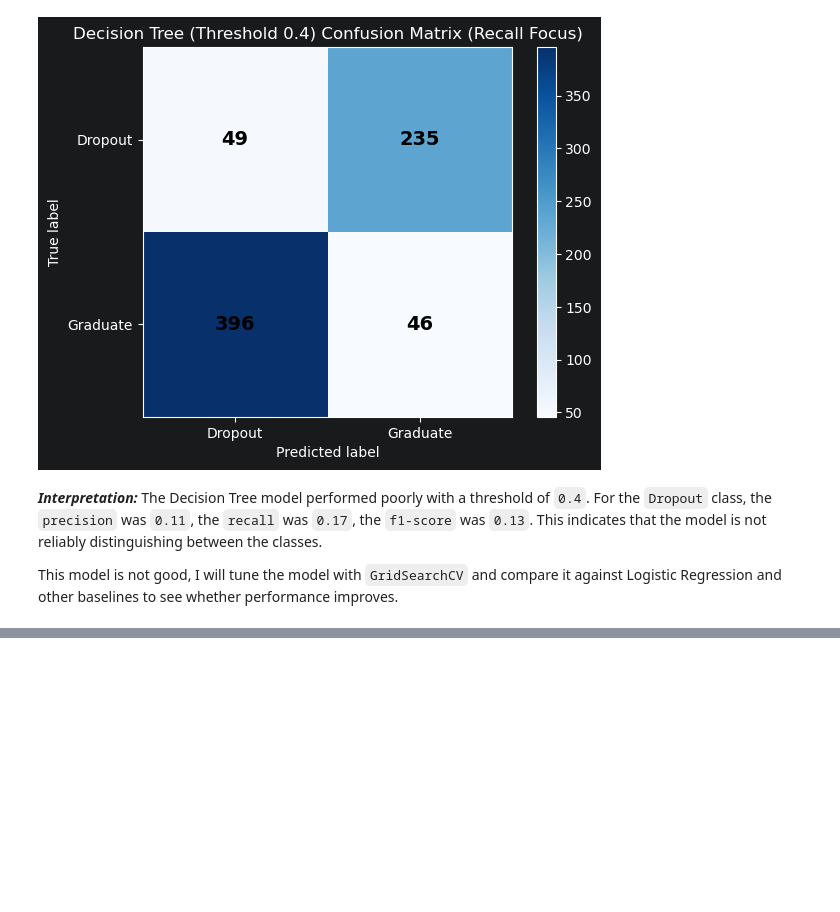
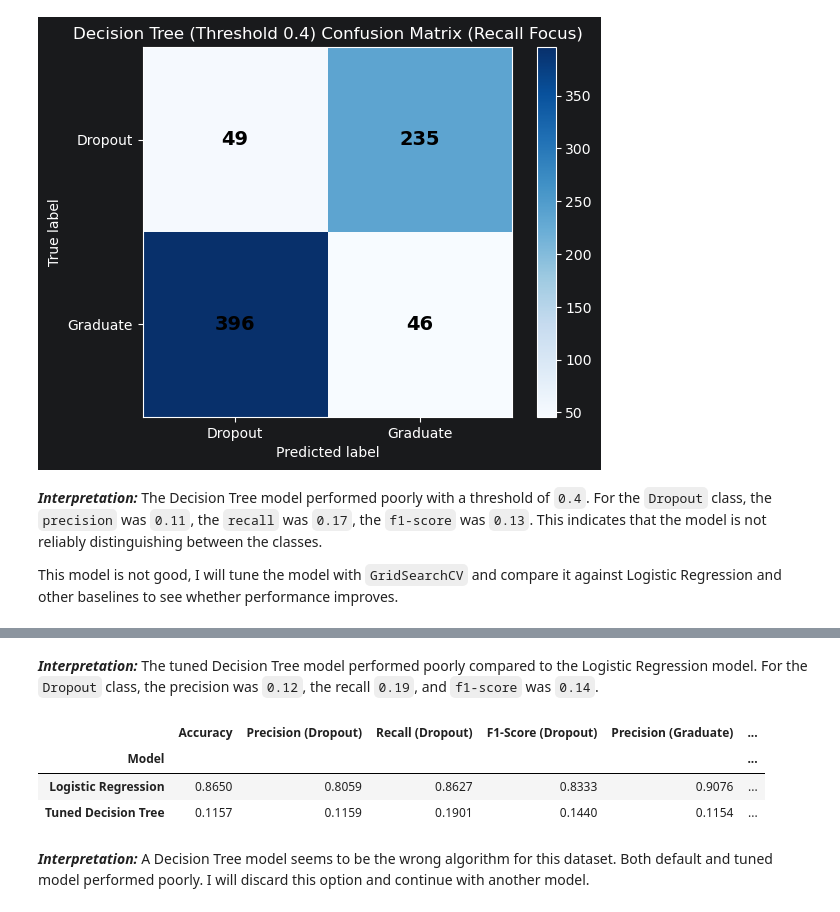
Before and after one commit to weslylaboy/student-outcome-predictor, a Jupyter notebook: notebooks/03_classification_model.ipynb, the cells around one changed output, grey strips where cells are left out. Drawn from its saved outputs; the diff is of its cells as text; code cells hidden in the pictures; blank space fills up the shorter version.

```diff
--- a/notebooks/03_classification_model.ipynb
+++ b/notebooks/03_classification_model.ipynb
@@ -566,0 +625,14 @@ In this section, I will tune the decision tree model to find the best hyperparam
+# %% [markdown]
+***Interpretation:*** The tuned Decision Tree model performed poorly compared to the Logistic Regression model. For the `Dropout` class, the precision was `0.12`, the recall `0.19`, and `f1-score` was `0.14`.
+# %%
+results_models_metrics.append(get_model_metrics(y_test, y_pred_dt, 'Tuned Decision Tree'))
+
+temp_results = pd.DataFrame(results_models_metrics).set_index('Model')
+temp_results
+# %% [output]
+|  | Accuracy | Precision (Dropout) | Recall (Dropout) | F1-Score (Dropout) | Precision (Graduate) | ... |
+| Model |  |  |  |  |  | ... |
+| Logistic Regression | 0.8650 | 0.8059 | 0.8627 | 0.8333 | 0.9076 | ... |
+| Tuned Decision Tree | 0.1157 | 0.1159 | 0.1901 | 0.1440 | 0.1154 | ... |
+# %% [markdown]
+***Interpretation:*** A Decision Tree model seems to be the wrong algorithm for this dataset. Both default and tuned model performed poorly. I will discard this option and continue with another model.
```
Also changed, not shown: parts of 7 cells of this notebook.
